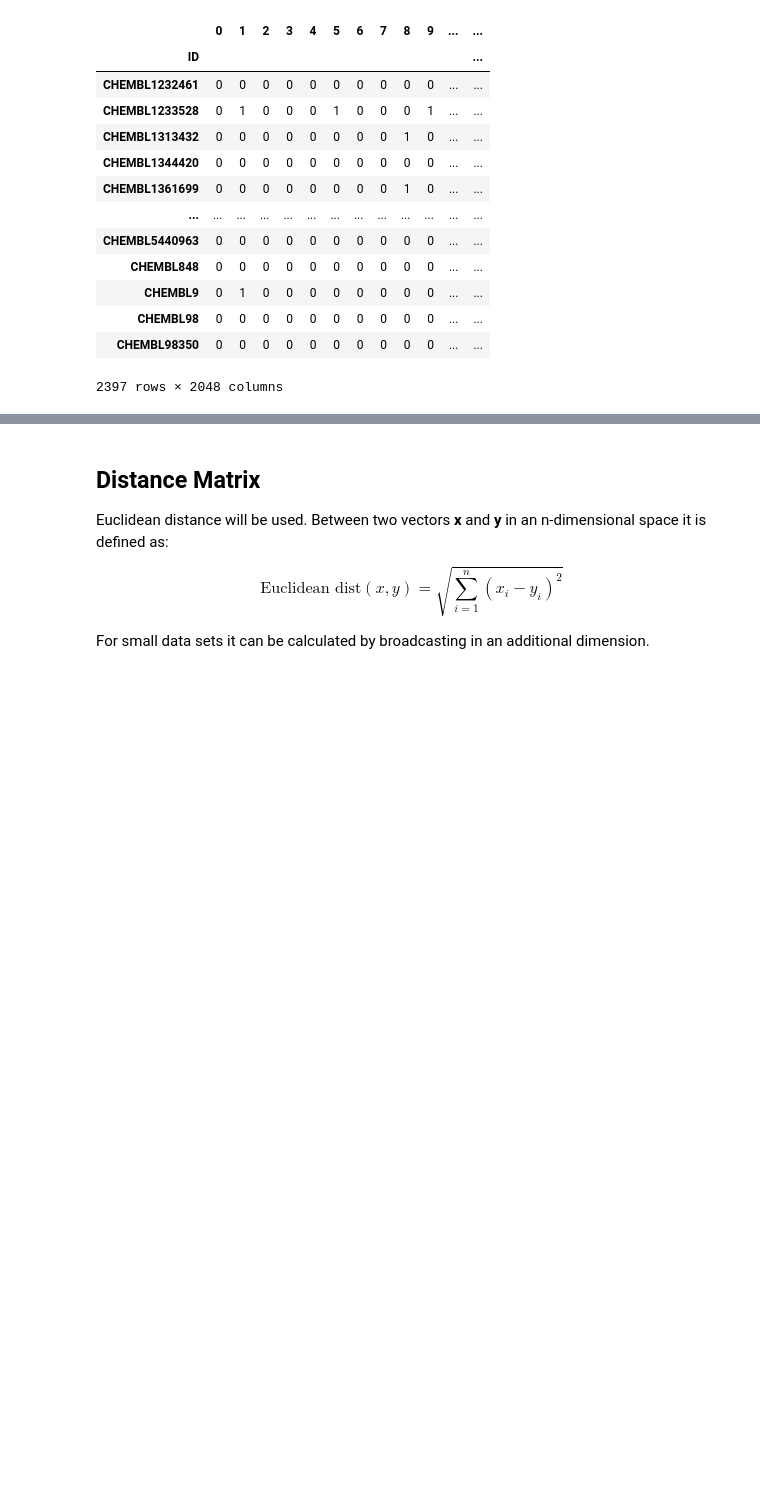
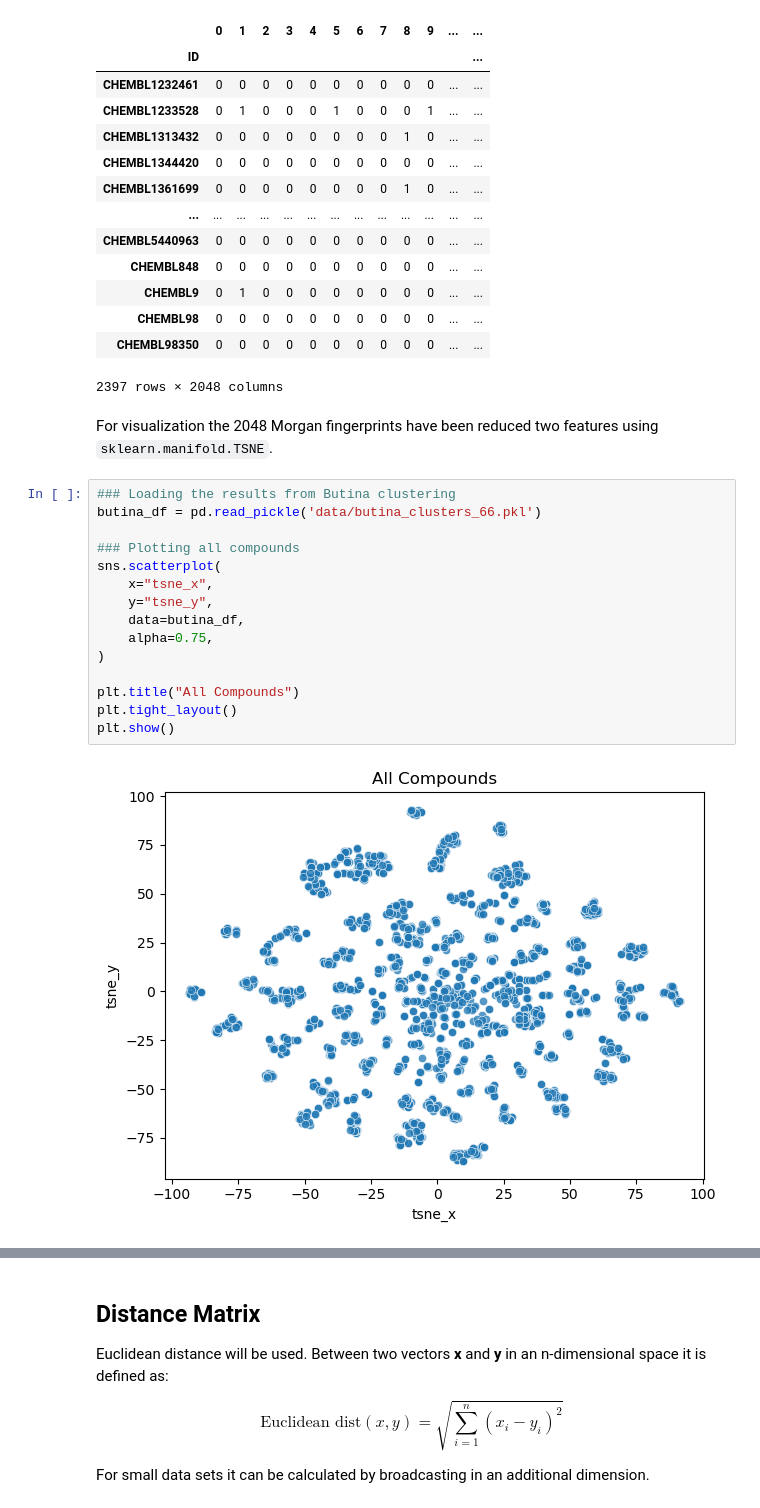
Before and after one commit to HoffOskar/ML_From_Scratch, a Jupyter notebook: Clustering/KennardStone.ipynb, the cells around one changed output, grey strips where cells are left out. Saved outputs shown, nothing was run; the diff lists cells and outputs as text; blank space fills up the shorter version.

```diff
--- a/Clustering/KennardStone.ipynb
+++ b/Clustering/KennardStone.ipynb
@@ -42,6 +42,25 @@ df
 | CHEMBL98 | 0 | 0 | 0 | 0 | 0 | 0 | 0 | 0 | 0 | 0 | ... | ... |
 | CHEMBL98350 | 0 | 0 | 0 | 0 | 0 | 0 | 0 | 0 | 0 | 0 | ... | ... |
 2397 rows × 2048 columns
+# %% [markdown]
+For visualization the 2048 Morgan fingerprints have been reduced two features using `sklearn.manifold.TSNE`.
+# %%
+### Loading the results from Butina clustering
+butina_df = pd.read_pickle('data/butina_clusters_66.pkl')
+
+### Plotting all compounds
+sns.scatterplot(
+    x="tsne_x",
+    y="tsne_y",
+    data=butina_df,
+    alpha=0.75,
+)
+
+plt.title("All Compounds")
+plt.tight_layout()
+plt.show()
+# %% [output]
+[figure, added]
 # %% [markdown]
 # Method
 The Kennard-Stone algorithm is of sequential nature. Meaning that one sample (or compound) at a time is added to the subset in an iterative manner.
```
Also changed, not shown: parts of 9 cells of this notebook, 2 other files.
